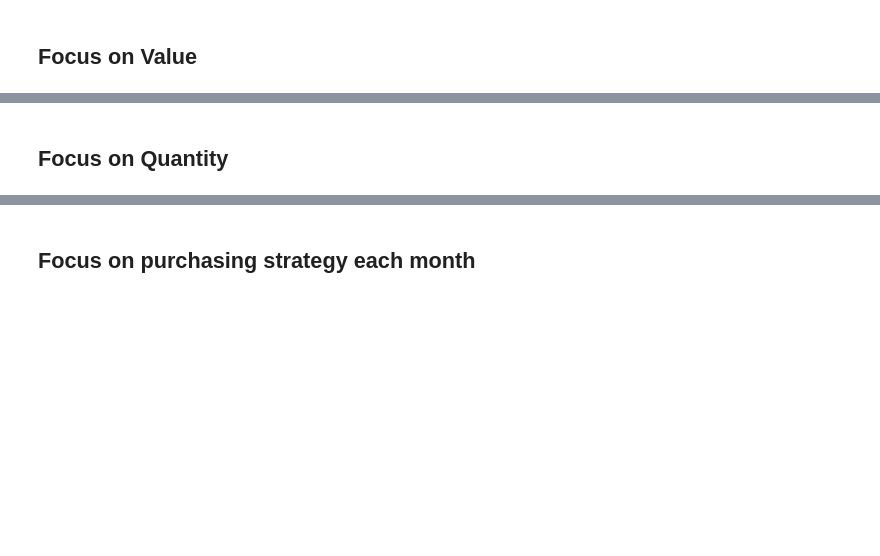
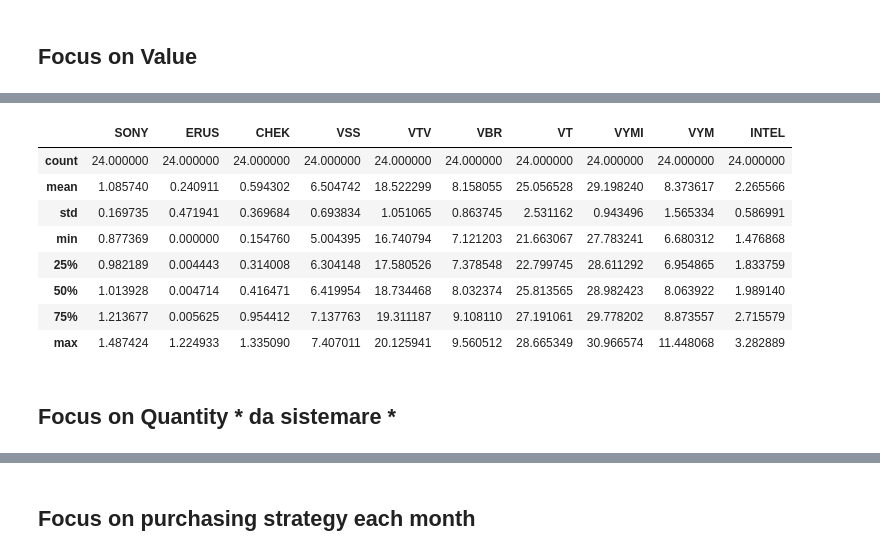
Before and after one commit to vincenzojrs/MrRipStrategyAnalysis, a Jupyter notebook: main.ipynb, the cells around one changed output, grey strips where cells are left out. Saved outputs shown, nothing was run; the diff lists cells and outputs as text; code cells hidden in the pictures; blank space fills up the shorter version.

```diff
--- a/main.ipynb
+++ b/main.ipynb
@@ -263,2 +365,15 @@ subplotting_dataframe(monthly_value)
+# %%
+monthly_value_pct = value.div(value.sum(axis=1), axis=0)*100
+monthly_value_pct.describe()
+# %% [output]
+|  | SONY | ERUS | CHEK | VSS | VTV | VBR | VT | VYMI | VYM | INTEL |
+| count | 24.000000 | 24.000000 | 24.000000 | 24.000000 | 24.000000 | 24.000000 | 24.000000 | 24.000000 | 24.000000 | 24.000000 |
+| mean | 1.085740 | 0.240911 | 0.594302 | 6.504742 | 18.522299 | 8.158055 | 25.056528 | 29.198240 | 8.373617 | 2.265566 |
+| std | 0.169735 | 0.471941 | 0.369684 | 0.693834 | 1.051065 | 0.863745 | 2.531162 | 0.943496 | 1.565334 | 0.586991 |
+| min | 0.877369 | 0.000000 | 0.154760 | 5.004395 | 16.740794 | 7.121203 | 21.663067 | 27.783241 | 6.680312 | 1.476868 |
+| 25% | 0.982189 | 0.004443 | 0.314008 | 6.304148 | 17.580526 | 7.378548 | 22.799745 | 28.611292 | 6.954865 | 1.833759 |
+| 50% | 1.013928 | 0.004714 | 0.416471 | 6.419954 | 18.734468 | 8.032374 | 25.813565 | 28.982423 | 8.063922 | 1.989140 |
+| 75% | 1.213677 | 0.005625 | 0.954412 | 7.137763 | 19.311187 | 9.108110 | 27.191061 | 29.778202 | 8.873557 | 2.715579 |
+| max | 1.487424 | 1.224933 | 1.335090 | 7.407011 | 20.125941 | 9.560512 | 28.665349 | 30.966574 | 11.448068 | 3.282889 |
 # %% [markdown]
-## Focus on Quantity
+## Focus on Quantity * da sistemare *
```
Also changed, not shown: parts of 16 cells of this notebook.
